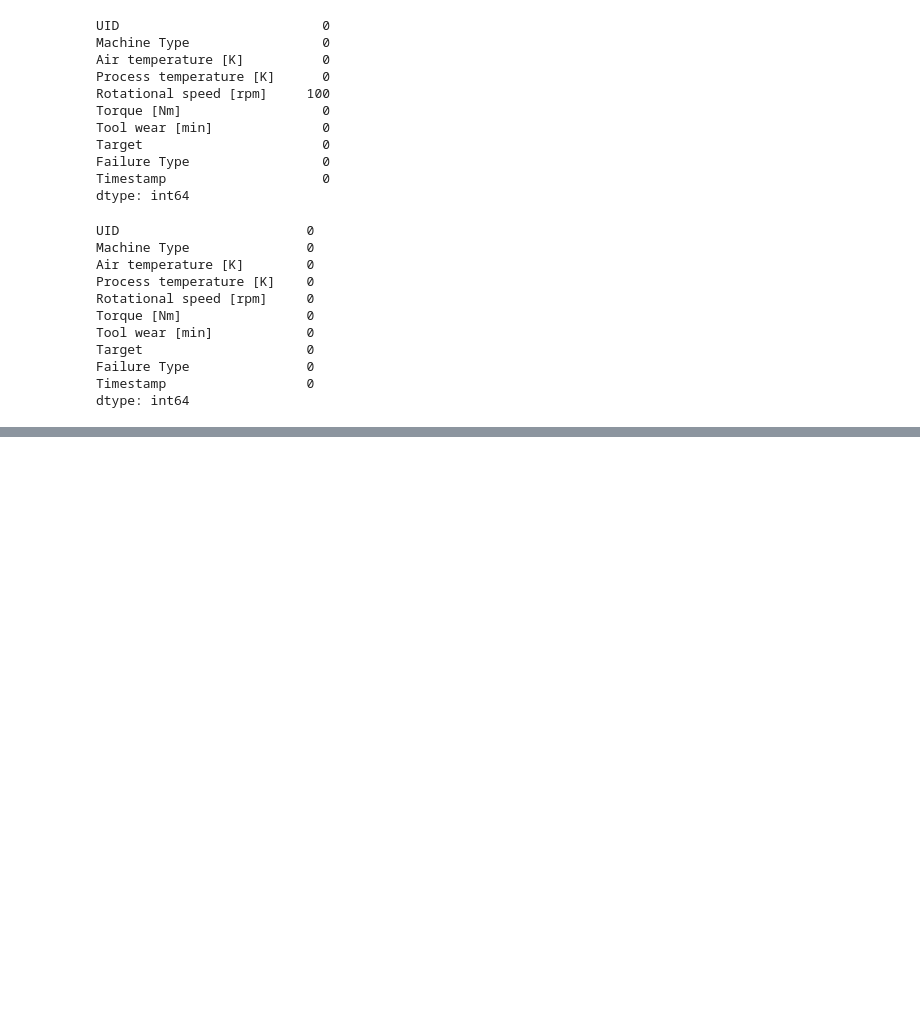
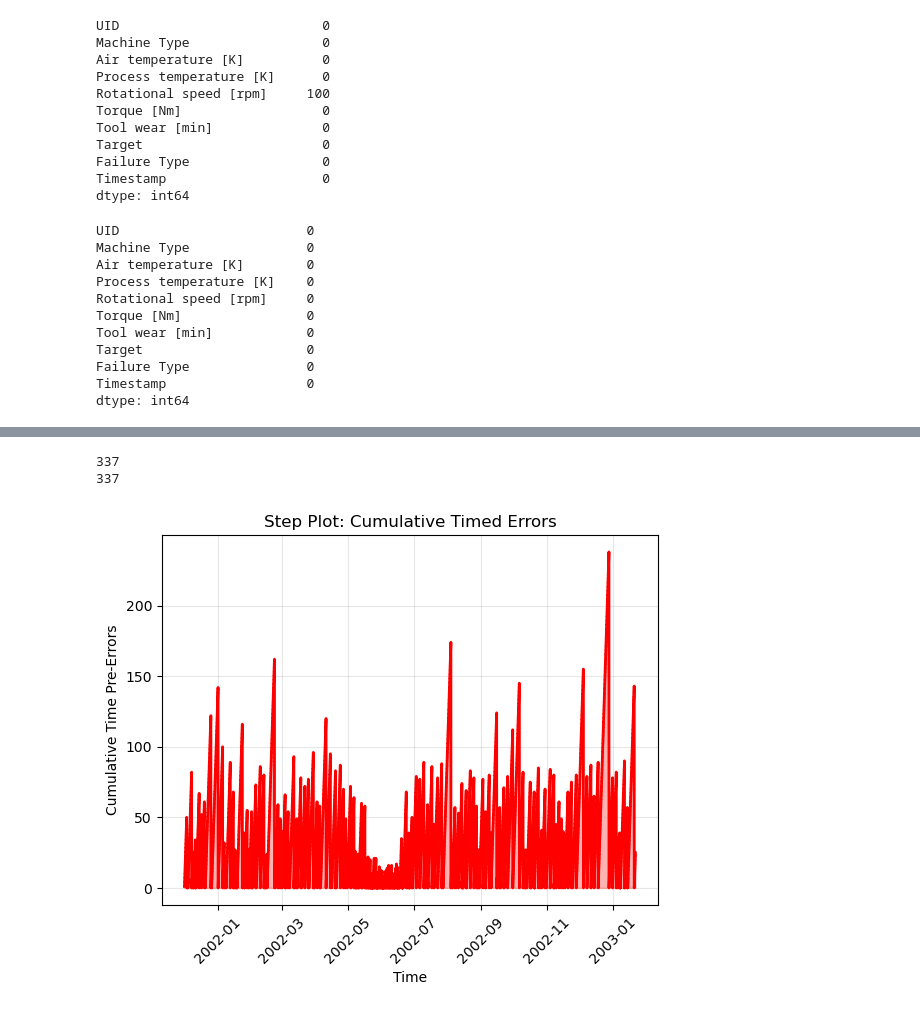
Before and after one commit to DuoBrass/Blend360, a Jupyter notebook: Blend_Machine_Analysis.ipynb, the cells around one changed output, grey strips where cells are left out. Drawn from its saved outputs; the diff is of its cells as text; code cells hidden in the pictures; blank space fills up the shorter version.

```diff
--- a/Blend_Machine_Analysis.ipynb
+++ b/Blend_Machine_Analysis.ipynb
@@ -158,0 +234,40 @@ dtype: int64
+# %%
+# Initialize the counter and list for Timed_Errors
+timed_errors = []
+counter = 0
+
+# Loop through the 'Target' column
+for value in df['Target']:
+    if value == 1:
+        counter = 0
+    else:
+        counter += 1
+    timed_errors.append(counter)
+
+# Add the new column to the DataFrame
+df['Timed_Errors'] = timed_errors
+# %%
+#Quality Control for Sum of target == 1 is the same as Timed_Errors == 0
+
+sum_errors = (df['Target'] == 1).sum()
+print(sum_errors) # 339
+
+Timed_Errors = (df['Timed_Errors'] == 0).sum()
+print(Timed_Errors)
+# %% [output]
+337
+337
+# %%
+# Convert Timestamp to datetime and sort
+df['Timestamp'] = pd.to_datetime(df['Timestamp'])
+df = df.sort_values('Timestamp').reset_index(drop=True)
+
+plt.step(df['Timestamp'], df['Timed_Errors'], where='post', color='red', linewidth=2)
+plt.fill_between(df['Timestamp'], df['Timed_Errors'], step='post', alpha=0.3, color='red')
+plt.title('Step Plot: Cumulative Timed Errors')
+plt.xlabel('Time')
+plt.ylabel('Cumulative Time Pre-Errors')
+plt.xticks(rotation=45)
+plt.grid(True, alpha=0.3)
+# %% [output]
+[figure, added]
```
Also changed, not shown: parts of 8 cells of this notebook.
